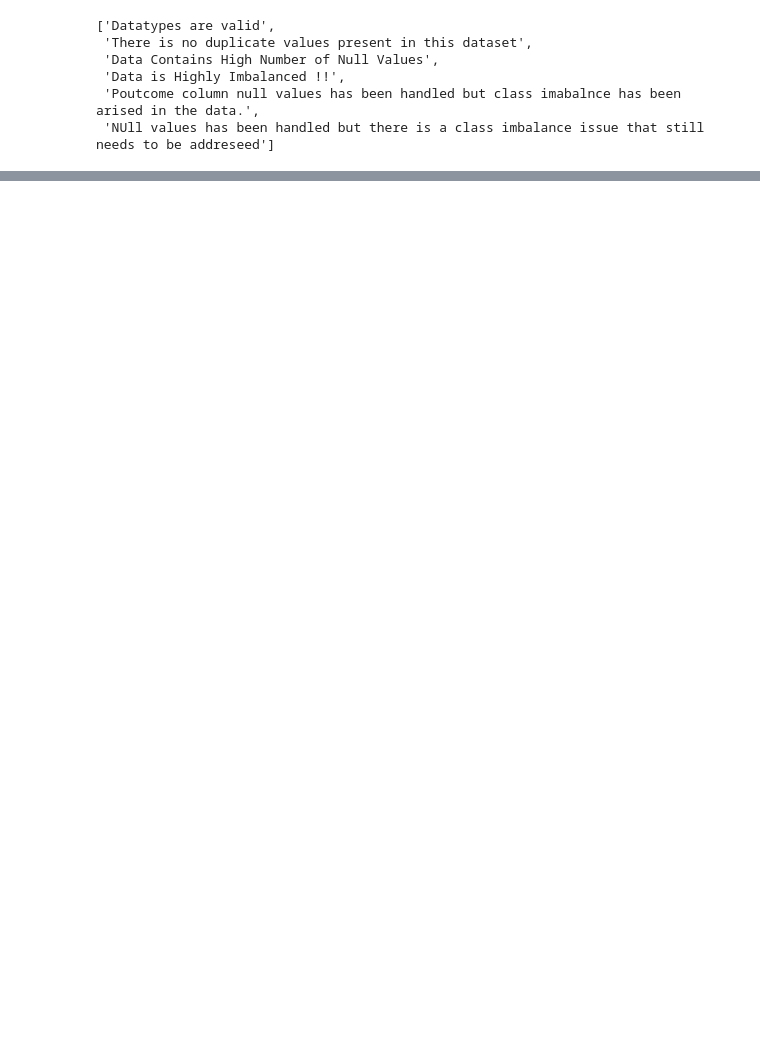
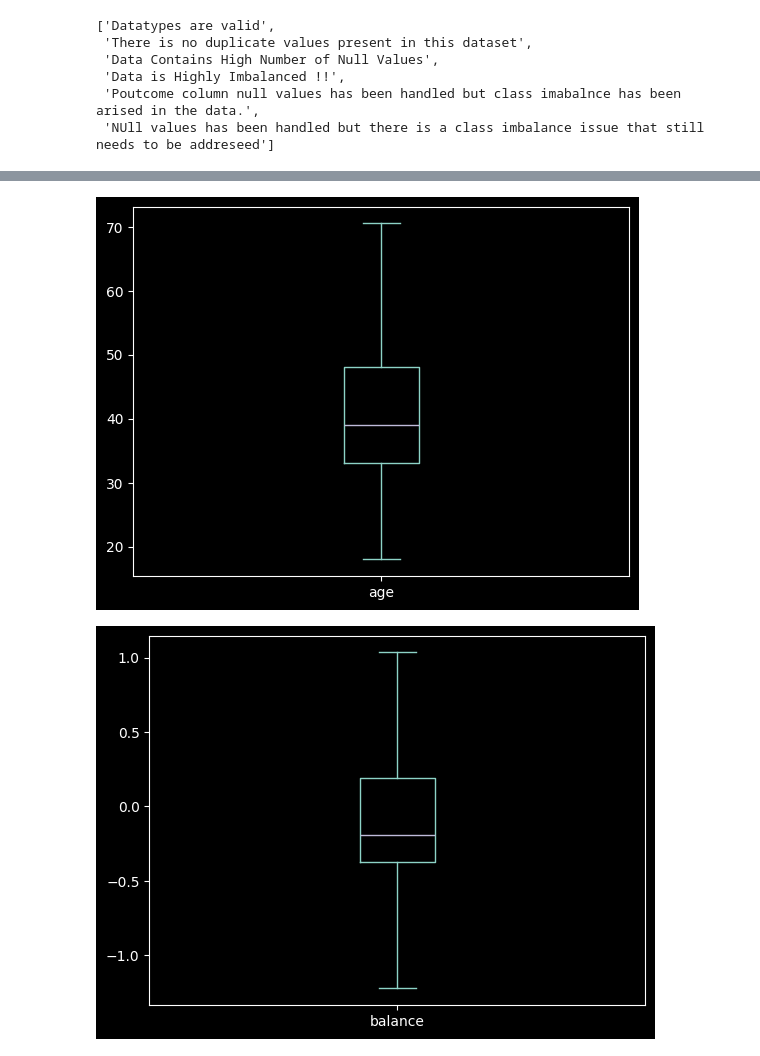
Before and after one commit to gauravgulia26/bank_marketing, a Jupyter notebook: notebooks/data_cleaning.ipynb, the cells around one changed output, grey strips where cells are left out. Drawn from its saved outputs; the diff is of its cells as text; code cells hidden in the pictures; blank space fills up the shorter version.

```diff
--- a/notebooks/data_cleaning.ipynb
+++ b/notebooks/data_cleaning.ipynb
@@ -274,0 +314,17 @@ np.float64(0.1744440851817276)
+# %%
+%matplotlib inline
+# upper = q3 + (1.5 * iqr)
+# lower = q1 - (1.5 * iqr)
+metrics = {
+
+}
+for i in num.drop(columns=["Serial_Number",'day_of_week']).columns:
+    q3 = num[i].quantile(.75)
+    q1 = num[i].quantile(.25)
+    iqr = q3 - q1
+    upper = q3 + (1.5 * iqr)
+    lower = q1 - (1.5 * iqr)
+    metrics[f'upper_{i}'] = upper
+    metrics[f'lower_{i}'] = lower
+
+metrics
@@ -274,0 +344,13 @@ np.float64(0.1744440851817276)
+# %%
+# capping
+
+for i in num.drop(columns=["Serial_Number", "day_of_week"]).columns:
+    num.loc[num[i] < metrics[f"lower_{i}"], i] = metrics[f"lower_{i}"]
+    num.loc[num[i] > metrics[f"upper_{i}"], i] = metrics[f"upper_{i}"]
+# %%
+for i in num.drop(columns=["Serial_Number", "day_of_week"]).columns:
+    num[i].plot(kind="box")
+    plt.show()
+# %% [output]
+[figure, added]
+[figure, added]
```
Also changed, not shown: parts of 51 cells of this notebook, 6 other files.
